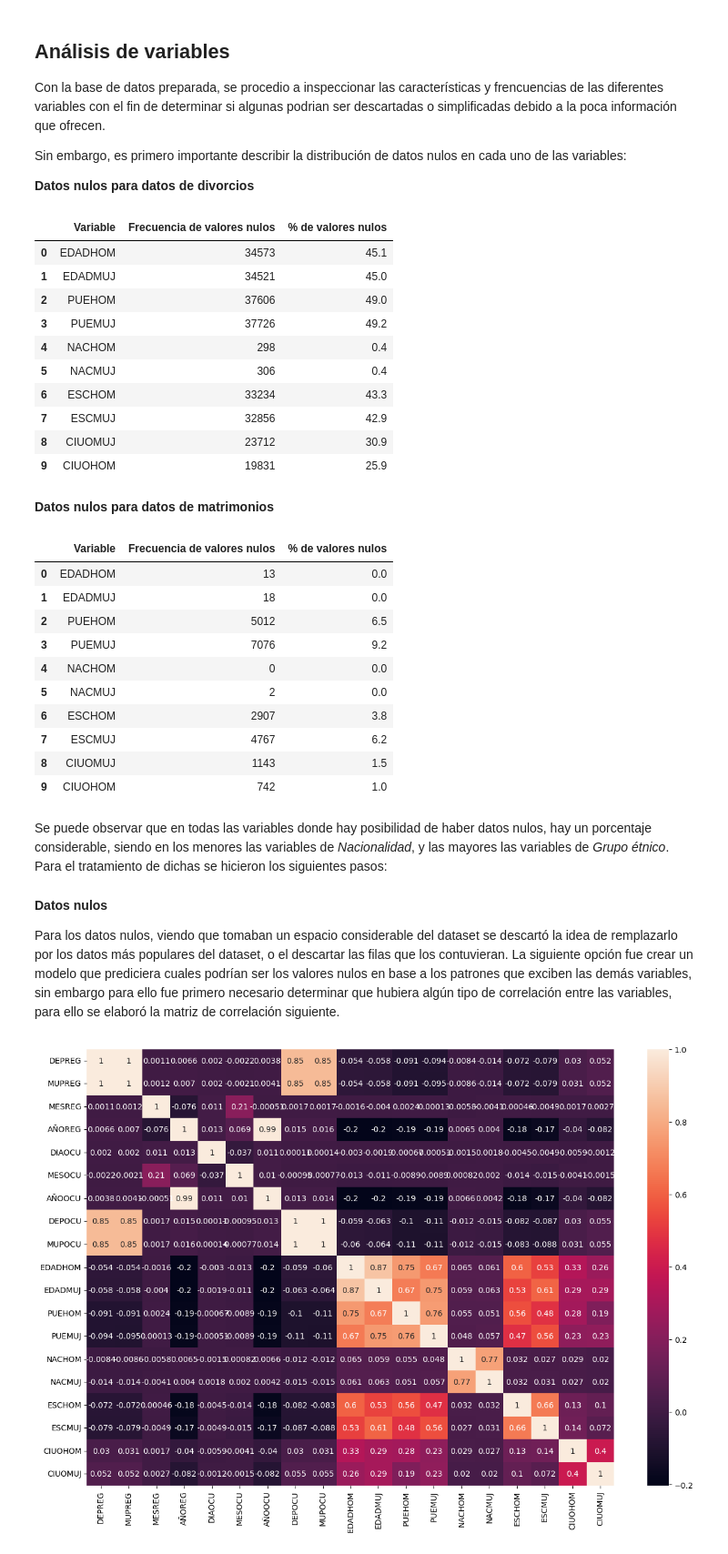
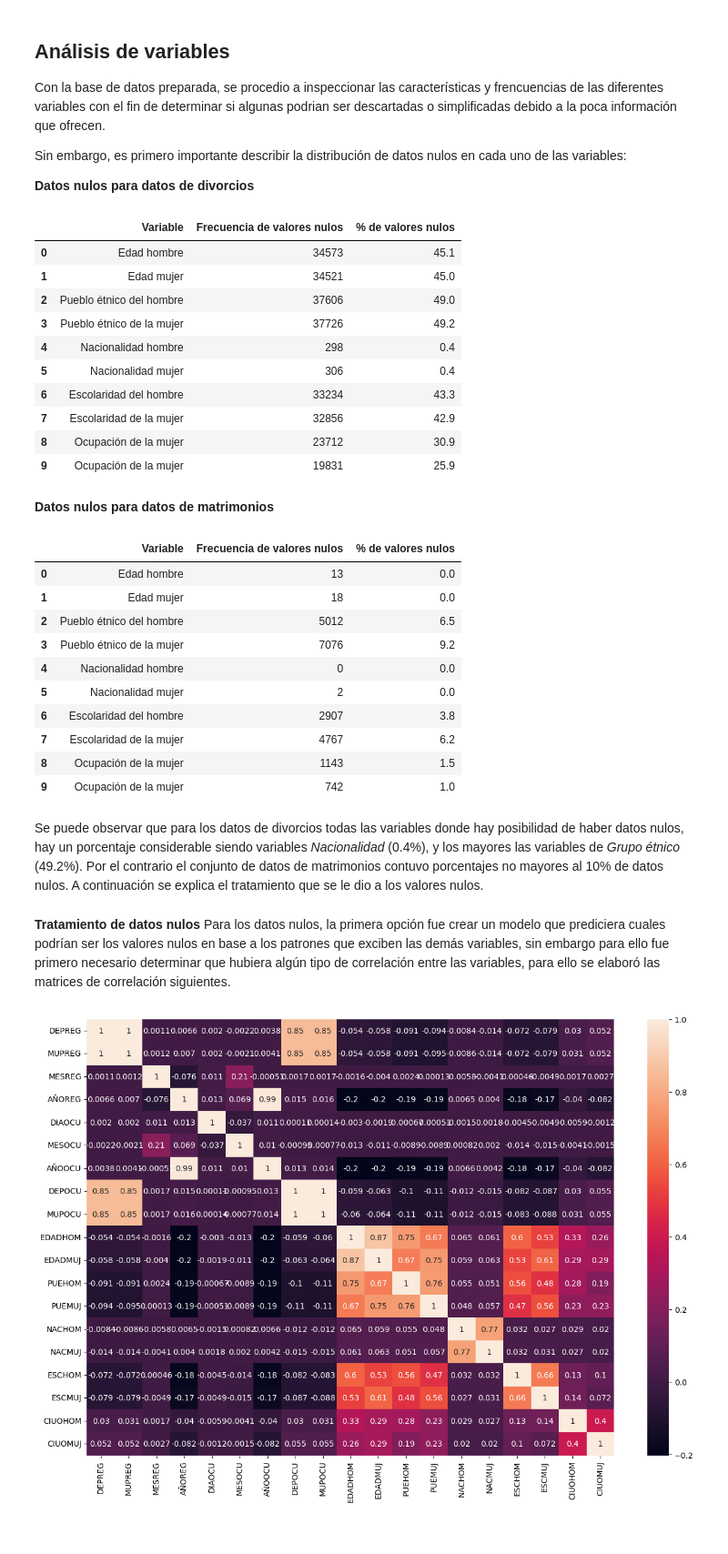
Before and after one commit to DanielRasho/MD-Proyecto3, a Jupyter notebook: ReporteFinal.ipynb, the cells around one changed output. Shown: that part at 91% size. Saved outputs shown, nothing was run; the diff lists cells and outputs as text; code cells hidden in the pictures.

```diff
--- a/ReporteFinal.ipynb
+++ b/ReporteFinal.ipynb
@@ -137,43 +136,44 @@ Sin embargo, es primero importante describir la distribución de datos nulos en
 # %%
 df_null_values = divorces_df[["EDADHOM", "EDADMUJ", "PUEHOM", "PUEMUJ", "NACHOM", "NACMUJ", "ESCHOM", "ESCMUJ", "CIUOMUJ", "CIUOHOM"]]
 null_values = {
     "EDADHOM": 999,
     "EDADMUJ": 999,
     "PUEHOM": 9,
     "PUEMUJ": 9,
     "NACHOM": 9999,
     "NACMUJ": 9999,
     "ESCHOM": 9,
     "ESCMUJ": 9,
     "CIUOMUJ": 99,
     "CIUOHOM": 99
 }
 
 # function to count null-like values
 def count_nulls(df, column, null_value):
     # Count how many times the null_value appears in the column
     return (df[column] == null_value).sum()
 
 null_counts = {col: count_nulls(divorces_df, col, null_vals) for col, null_vals in null_values.items()}
 
 null_counts_df = pd.DataFrame(list(null_counts.items()), columns=["Variable", "Frecuencia de valores nulos"])
+null_counts_df['Variable'] = null_counts_df['Variable'].map(VARS)
 total_rows = len(divorces_df)
 null_counts_df["% de valores nulos"] = (null_counts_df["Frecuencia de valores nulos"] / total_rows) * 100
 null_counts_df["% de valores nulos"] = null_counts_df["% de valores nulos"].round(1)
 
 null_counts_df
 # %% [output]
 |  | Variable | Frecuencia de valores nulos | % de valores nulos |
-| 0 | EDADHOM | 34573 | 45.1 |
-| 1 | EDADMUJ | 34521 | 45.0 |
-| 2 | PUEHOM | 37606 | 49.0 |
-| 3 | PUEMUJ | 37726 | 49.2 |
-| 4 | NACHOM | 298 | 0.4 |
-| 5 | NACMUJ | 306 | 0.4 |
-| 6 | ESCHOM | 33234 | 43.3 |
-| 7 | ESCMUJ | 32856 | 42.9 |
-| 8 | CIUOMUJ | 23712 | 30.9 |
-| 9 | CIUOHOM | 19831 | 25.9 |
+| 0 | Edad hombre | 34573 | 45.1 |
+| 1 | Edad mujer | 34521 | 45.0 |
+| 2 | Pueblo étnico del hombre | 37606 | 49.0 |
+| 3 | Pueblo étnico de la mujer | 37726 | 49.2 |
+| 4 | Nacionalidad hombre | 298 | 0.4 |
+| 5 | Nacionalidad mujer | 306 | 0.4 |
+| 6 | Escolaridad del hombre | 33234 | 43.3 |
+| 7 | Escolaridad de la mujer | 32856 | 42.9 |
+| 8 | Ocupación de la mujer | 23712 | 30.9 |
+| 9 | Ocupación de la mujer | 19831 | 25.9 |
 # %% [markdown]
 **Datos nulos para datos de matrimonios**
 # %%
@@ -187,6 +187,7 @@ def count_nulls(df, column, null_value):
 null_counts = {col: count_nulls(marriages_df, col, null_vals) for col, null_vals in null_values.items()}
 
 null_counts_df = pd.DataFrame(list(null_counts.items()), columns=["Variable", "Frecuencia de valores nulos"])
+null_counts_df['Variable'] = null_counts_df['Variable'].map(VARS)
 total_rows = len(marriages_df)
 null_counts_df["% de valores nulos"] = (null_counts_df["Frecuencia de valores nulos"] / total_rows) * 100
 null_counts_df["% de valores nulos"] = null_counts_df["% de valores nulos"].round(1)
@@ -194,22 +195,21 @@ null_counts_df["% de valores nulos"] = null_counts_df["% de valores nulos"].roun
 null_counts_df
 # %% [output]
 |  | Variable | Frecuencia de valores nulos | % de valores nulos |
-| 0 | EDADHOM | 13 | 0.0 |
-| 1 | EDADMUJ | 18 | 0.0 |
-| 2 | PUEHOM | 5012 | 6.5 |
-| 3 | PUEMUJ | 7076 | 9.2 |
-| 4 | NACHOM | 0 | 0.0 |
-| 5 | NACMUJ | 2 | 0.0 |
-| 6 | ESCHOM | 2907 | 3.8 |
-| 7 | ESCMUJ | 4767 | 6.2 |
-| 8 | CIUOMUJ | 1143 | 1.5 |
-| 9 | CIUOHOM | 742 | 1.0 |
+| 0 | Edad hombre | 13 | 0.0 |
+| 1 | Edad mujer | 18 | 0.0 |
+| 2 | Pueblo étnico del hombre | 5012 | 6.5 |
+| 3 | Pueblo étnico de la mujer | 7076 | 9.2 |
+| 4 | Nacionalidad hombre | 0 | 0.0 |
+| 5 | Nacionalidad mujer | 2 | 0.0 |
+| 6 | Escolaridad del hombre | 2907 | 3.8 |
+| 7 | Escolaridad de la mujer | 4767 | 6.2 |
+| 8 | Ocupación de la mujer | 1143 | 1.5 |
+| 9 | Ocupación de la mujer | 742 | 1.0 |
 # %% [markdown]
-Se puede observar que en todas las variables donde hay posibilidad de haber datos nulos, hay un porcentaje considerable, siendo en los menores las variables de *Nacionalidad*, y las mayores las variables de *Grupo étnico*. Para el tratamiento de dichas se hicieron los siguientes pasos:
+Se puede observar que para los datos de divorcios todas las variables donde hay posibilidad de haber datos nulos, hay un porcentaje considerable siendo variables *Nacionalidad* (0.4%), y los mayores las variables de *Grupo étnico* (49.2%). Por el contrario el conjunto de datos de matrimonios contuvo porcentajes no mayores al 10% de datos nulos. A continuación se explica el tratamiento que se le dio a los valores nulos.
 # %% [markdown]
-**Datos nulos**
-
-Para los datos nulos, viendo que tomaban un espacio considerable del dataset se descartó la idea de remplazarlo por los datos más populares del dataset, o el descartar las filas que los contuvieran. La siguiente opción fue crear un modelo que prediciera cuales podrían ser los valores nulos en base a los patrones que exciben las demás variables, sin embargo para ello fue primero necesario determinar que hubiera algún tipo de correlación entre las variables, para ello se elaboró la matriz de correlación siguiente.
+**Tratamiento de datos nulos**
+Para los datos nulos, la primera opción fue crear un modelo que prediciera cuales podrían ser los valores nulos en base a los patrones que exciben las demás variables, sin embargo para ello fue primero necesario determinar que hubiera algún tipo de correlación entre las variables, para ello se elaboró las matrices de correlación siguientes.
 # %%
 # 2.
 corr = divorces_df.corr()
```
Also changed, not shown: parts of 11 cells of this notebook, 2 other files.
